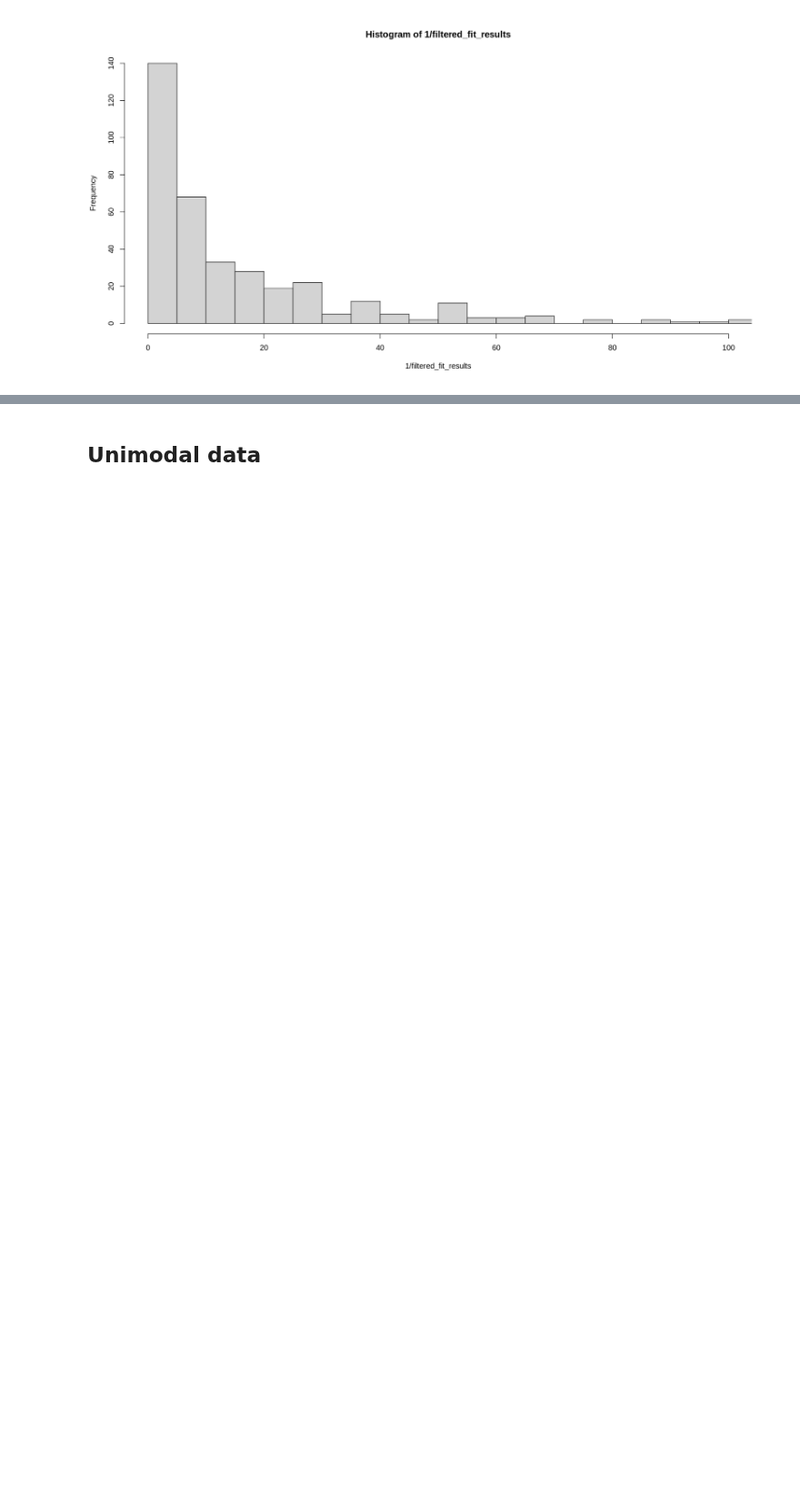
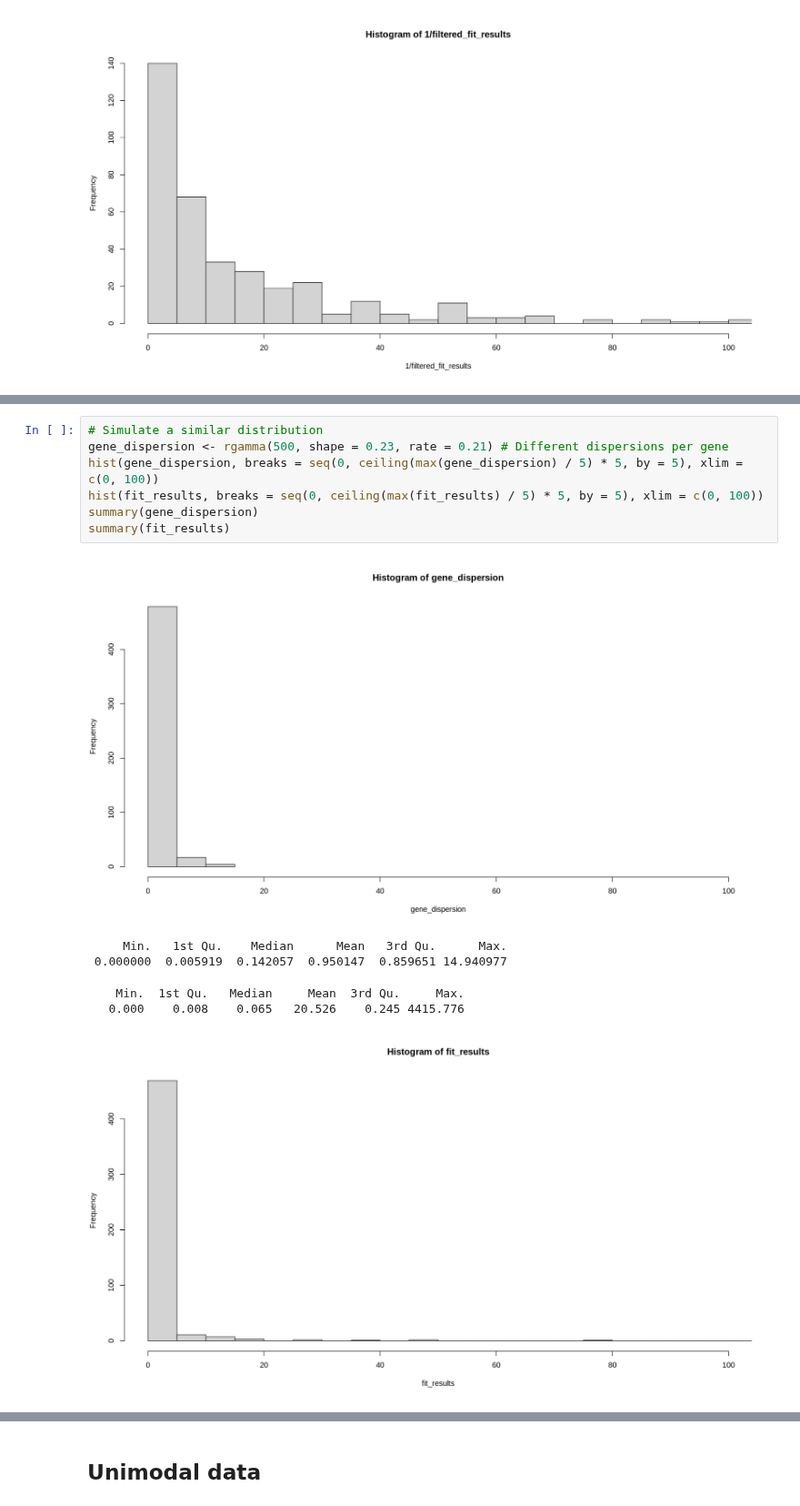
Before and after one commit to AndreMacedo88/Notebooks-Research, a Jupyter notebook: Bioinfo/Transcriptomics/generate_realistic_single-cell_count_data_r.ipynb, the cells around one changed output, grey strips where cells are left out. Shown at 91% size. Cells and saved outputs as stored; diff of their text form; blank space fills up the shorter version.

```diff
--- a/Bioinfo/Transcriptomics/generate_realistic_single-cell_count_data_r.ipynb
+++ b/Bioinfo/Transcriptomics/generate_realistic_single-cell_count_data_r.ipynb
@@ -304,0 +361,14 @@ summary(filtered_fit_results)
+# %%
+# Simulate a similar distribution
+gene_dispersion <- rgamma(500, shape = 0.23, rate = 0.21) # Different dispersions per gene
+hist(gene_dispersion, breaks = seq(0, ceiling(max(gene_dispersion) / 5) * 5, by = 5), xlim = c(0, 100))
+hist(fit_results, breaks = seq(0, ceiling(max(fit_results) / 5) * 5, by = 5), xlim = c(0, 100))
+summary(gene_dispersion)
+summary(fit_results)
+# %% [output]
+[figure, added]
+     Min.   1st Qu.    Median      Mean   3rd Qu.      Max.
+ 0.000000  0.005919  0.142057  0.950147  0.859651 14.940977
+    Min.  1st Qu.   Median     Mean  3rd Qu.     Max.
+   0.000    0.008    0.065   20.526    0.245 4415.776
+[figure, added]
```
Also changed, not shown: parts of 14 cells of this notebook.
